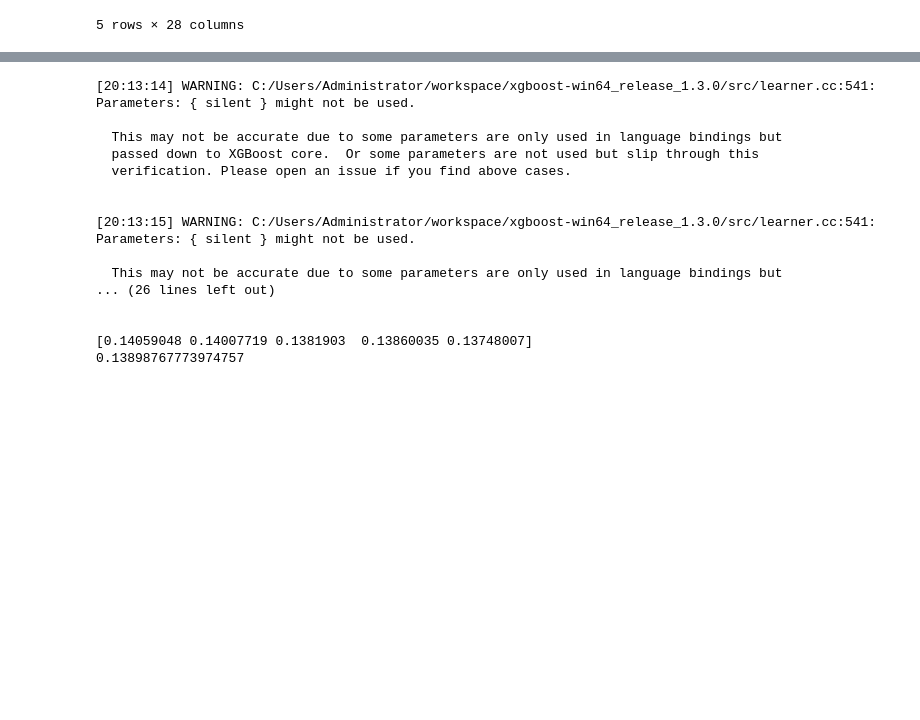
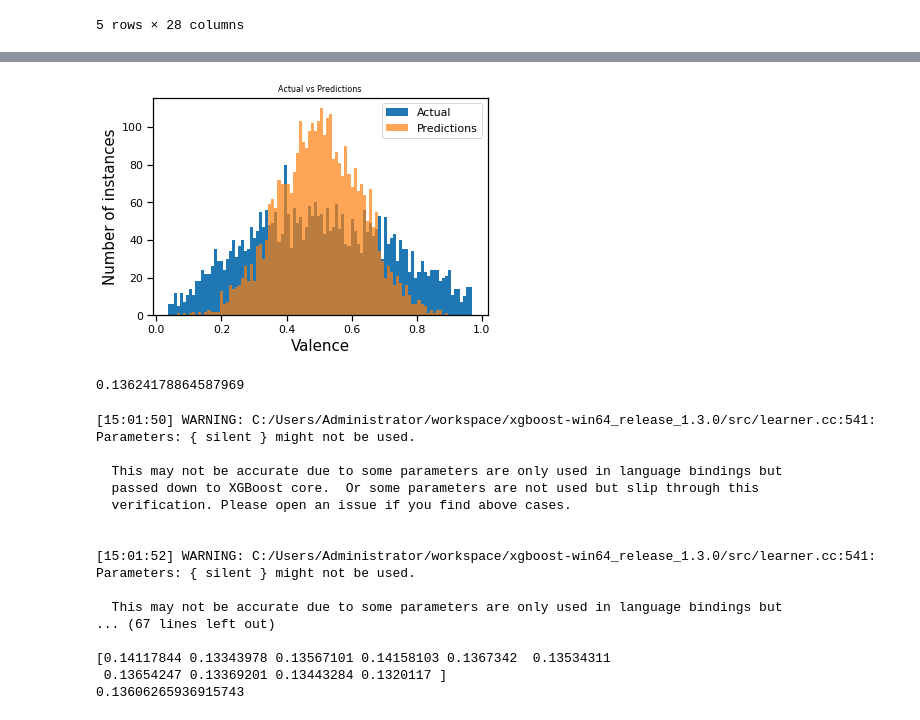
Before and after one commit to geo-chalk/spotify_valence, a Jupyter notebook: spotify_valence.ipynb, the cells around one changed output, grey strips where cells are left out. Cells and saved outputs as stored; diff of their text form; code cells hidden in the pictures; blank space fills up the shorter version.

```diff
--- a/spotify_valence.ipynb
+++ b/spotify_valence.ipynb
@@ -1292,4 +1291,6 @@ Modeling RMSLE 0.16758
 xgb_model = XGBRegressor(**xgb_pars)
 xgb_model.fit(X_train, y_train)
 pred_xgb = xgb_model.predict(X_test)
+compare_predictions(y_test, pred_xgb)
+mean_absolute_error(y_test, pred_xgb)
 # %% [output]
@@ -1297,17 +1298,19 @@ pred_xgb = xgb_model.predict(X_test)
 Parameters: { silent } might not be used.
 
   This may not be accurate due to some parameters are only used in language bindings but
   passed down to XGBoost core.  Or some parameters are not used but slip through this
   verification. Please open an issue if you find above cases.
+[figure, added]
+0.13624178864587969
 # %%
 from sklearn.model_selection import cross_val_score
 
 
-scores = cross_val_score(xgb_model, X_train, y_train, scoring="neg_mean_absolute_error", cv=5)
+scores = cross_val_score(xgb_model, X_train, y_train, scoring="neg_mean_absolute_error", cv=10)
 print(-scores)
 print(np.mean(-scores))
 # %% [output]
-[20:13:14] WARNING: C:/Users/Administrator/workspace/xgboost-win64_release_1.3.0/src/learner.cc:541:
+[15:01:50] WARNING: C:/Users/Administrator/workspace/xgboost-win64_release_1.3.0/src/learner.cc:541:
 Parameters: { silent } might not be used.
 
   This may not be accurate due to some parameters are only used in language bindings but
@@ -1315,12 +1318,12 @@ Parameters: { silent } might not be used.
   verification. Please open an issue if you find above cases.
 
 
-[20:13:15] WARNING: C:/Users/Administrator/workspace/xgboost-win64_release_1.3.0/src/learner.cc:541:
+[15:01:52] WARNING: C:/Users/Administrator/workspace/xgboost-win64_release_1.3.0/src/learner.cc:541:
 Parameters: { silent } might not be used.
 
   This may not be accurate due to some parameters are only used in language bindings but
-... (26 lines left out)
+... (67 lines left out)
 
-
-[0.14059048 0.14007719 0.1381903  0.13860035 0.13748007]
-0.13898767773974757
+[0.14117844 0.13343978 0.13567101 0.14158103 0.1367342  0.13534311
+ 0.13654247 0.13369201 0.13443284 0.1320117 ]
+0.13606265936915743
```
Also changed, not shown: parts of 32 cells of this notebook.
